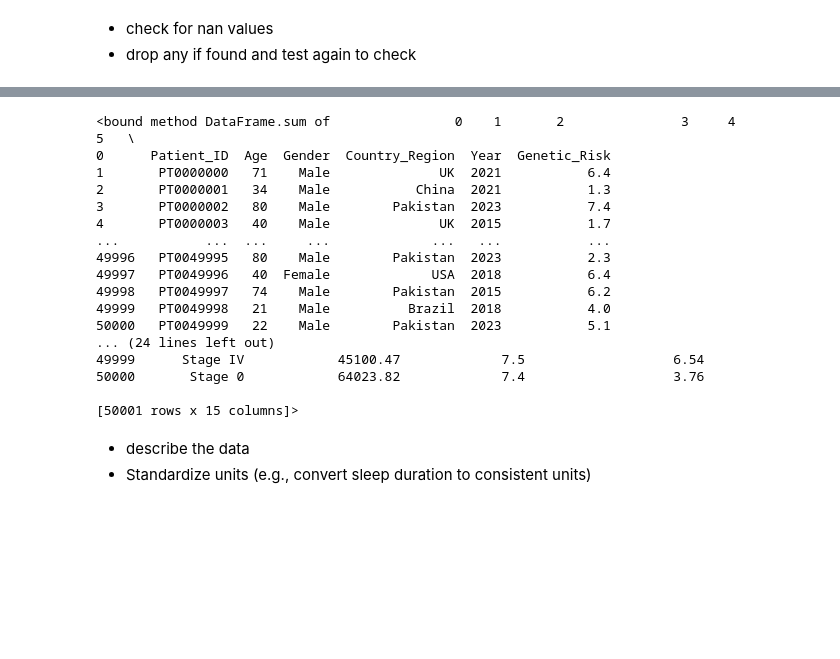
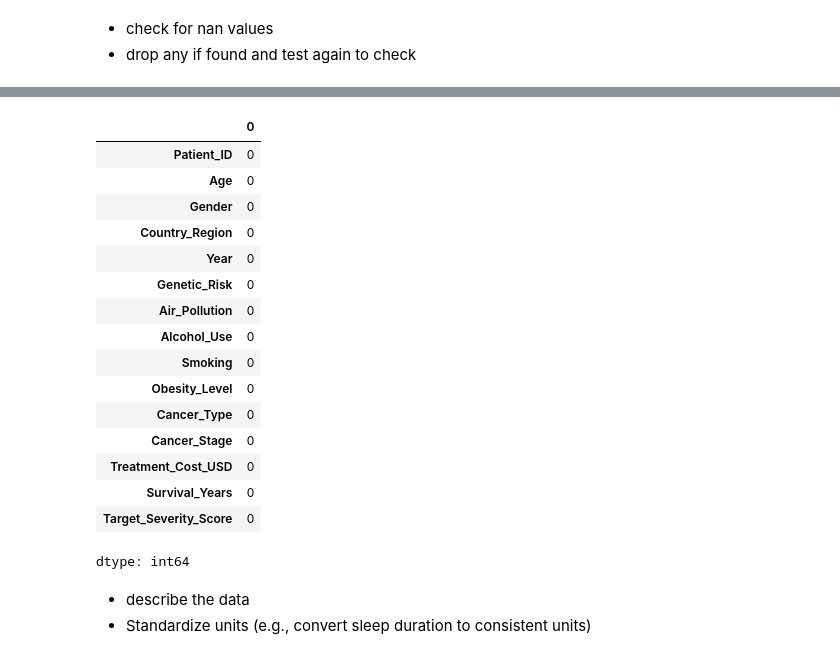
Before and after one commit to Zeina-Shalaan/Cancer-DATA, a Jupyter notebook: global_cancer_patients_2015_2024_Dataset_project2.ipynb, the cells around one changed output, grey strips where cells are left out. Cells and saved outputs as stored; diff of their text form; code cells hidden in the pictures; blank space fills up the shorter version.

```diff
--- a/global_cancer_patients_2015_2024_Dataset_project2.ipynb
+++ b/global_cancer_patients_2015_2024_Dataset_project2.ipynb
@@ -52,24 +52,24 @@ dtypes: object(15)
 memory usage: 5.7+ MB
 # %%
-df.sum
+df.isnull().sum()
 # %% [output]
+|  | 0 |
+| Patient_ID | 0 |
+| Age | 0 |
+| Gender | 0 |
+| Country_Region | 0 |
+| Year | 0 |
+| Genetic_Risk | 0 |
+| Air_Pollution | 0 |
+| Alcohol_Use | 0 |
+| Smoking | 0 |
+| Obesity_Level | 0 |
+| Cancer_Type | 0 |
+| Cancer_Stage | 0 |
+| Treatment_Cost_USD | 0 |
+| Survival_Years | 0 |
+| Target_Severity_Score | 0 |
-<bound method DataFrame.sum of                0    1       2               3     4             5   \
-0      Patient_ID  Age  Gender  Country_Region  Year  Genetic_Risk
-1       PT0000000   71    Male              UK  2021           6.4
-2       PT0000001   34    Male           China  2021           1.3
-3       PT0000002   80    Male        Pakistan  2023           7.4
-4       PT0000003   40    Male              UK  2015           1.7
-...           ...  ...     ...             ...   ...           ...
-49996   PT0049995   80    Male        Pakistan  2023           2.3
-49997   PT0049996   40  Female             USA  2018           6.4
-49998   PT0049997   74    Male        Pakistan  2015           6.2
-49999   PT0049998   21    Male          Brazil  2018           4.0
-50000   PT0049999   22    Male        Pakistan  2023           5.1
-... (24 lines left out)
-49999      Stage IV            45100.47             7.5                   6.54
-50000       Stage 0            64023.82             7.4                   3.76
-
-[50001 rows x 15 columns]>
+dtype: int64
 # %% [markdown]
 - describe the data
 - Standardize units (e.g., convert sleep duration to consistent units)
```
Also changed, not shown: parts of 8 cells of this notebook.
